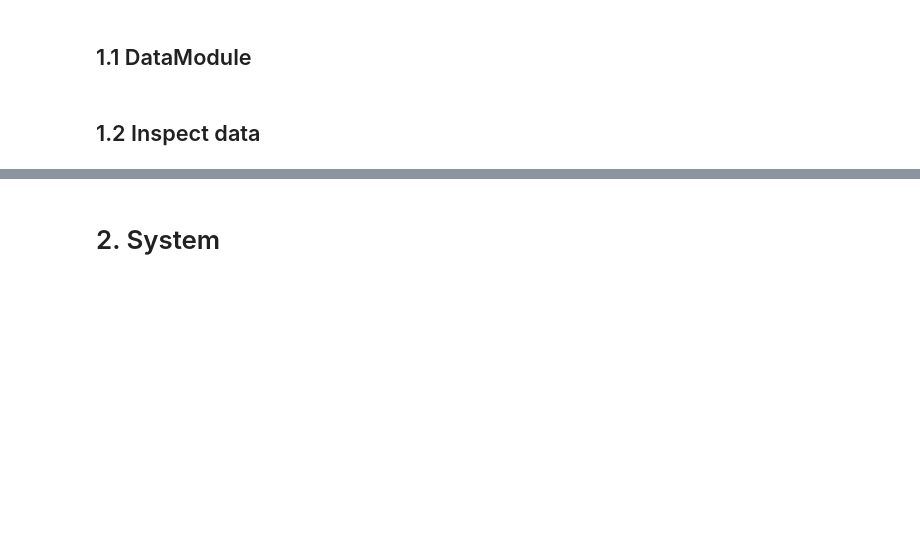
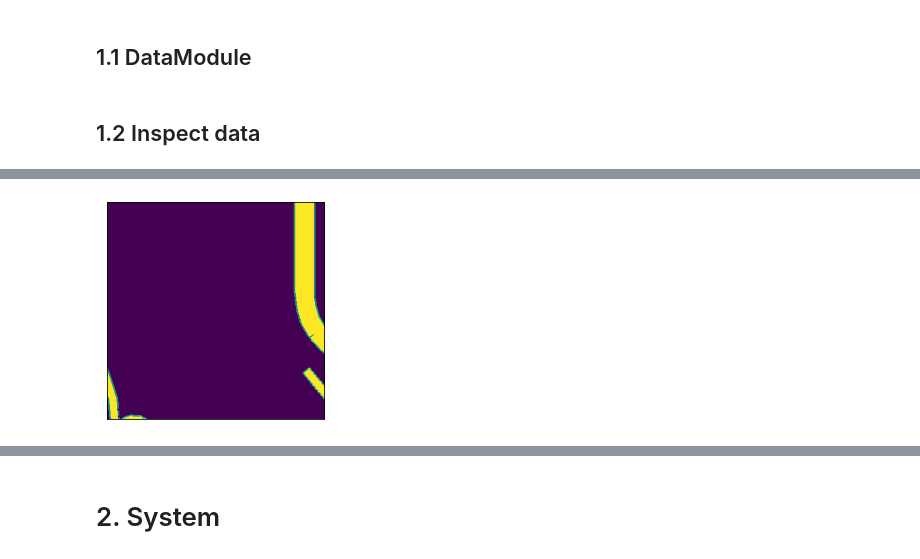
Before and after one commit to ehratjon/cil_2021, a Jupyter notebook: notebook.ipynb, the cells around one changed output, grey strips where cells are left out. Drawn from its saved outputs; the diff is of its cells as text; code cells hidden in the pictures; blank space fills up the shorter version.

```diff
--- a/notebook.ipynb
+++ b/notebook.ipynb
@@ -141,0 +162,4 @@ show_image(seg_images[69])
+# %%
+show_image(y[0])
+# %% [output]
+[figure, added]
```
Also changed, not shown: parts of 9 cells of this notebook.
